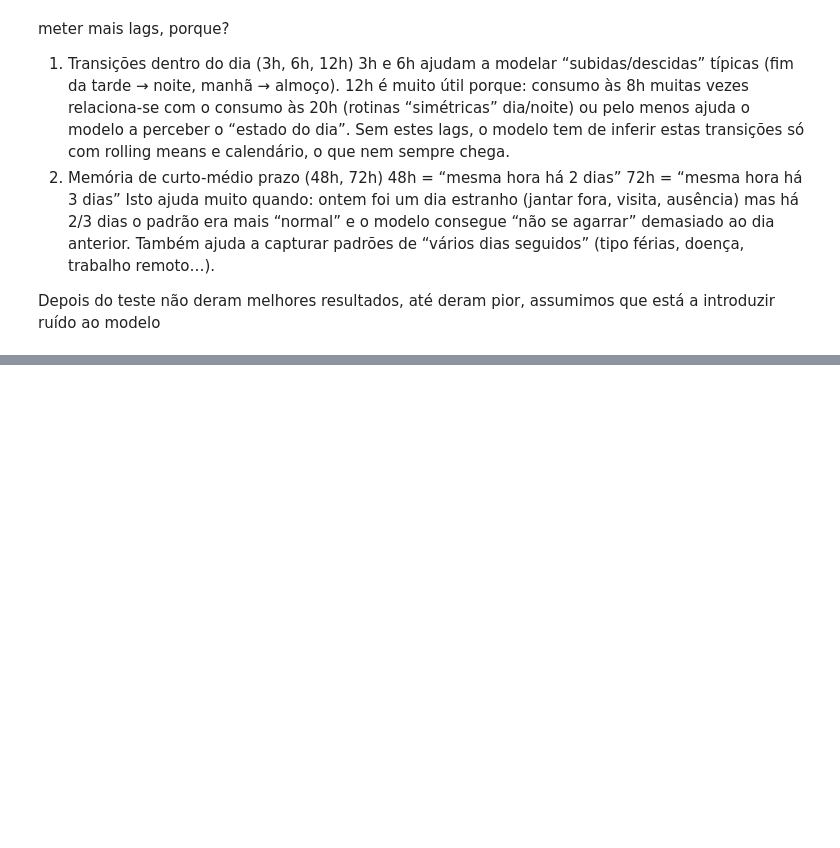
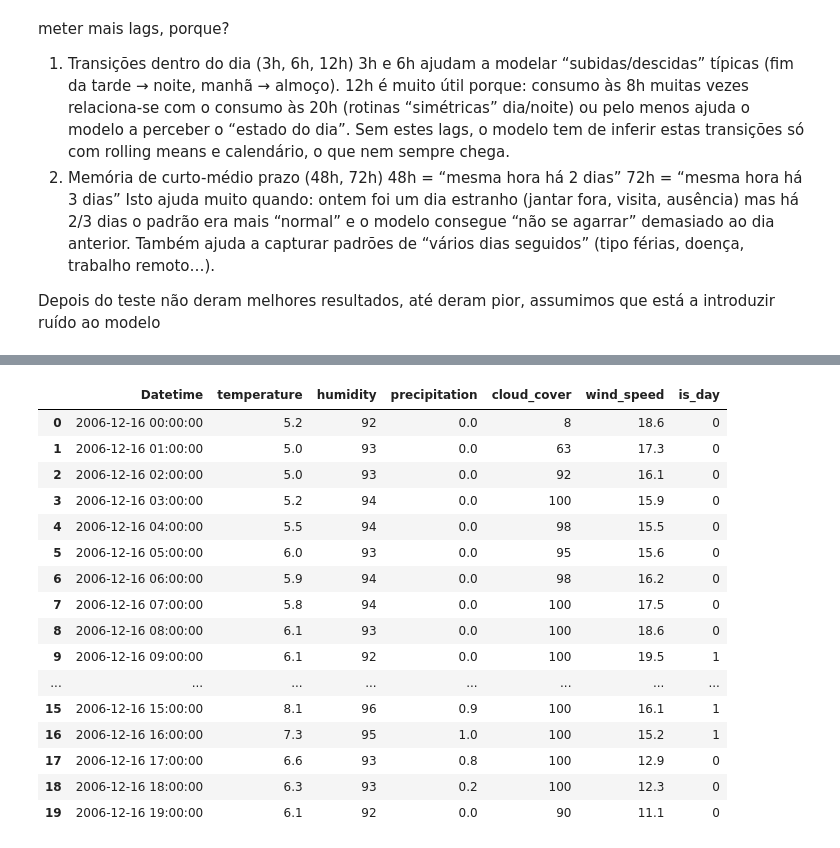
Before and after one commit to alvaroterroso/household-energy-consumption-prediction, a Jupyter notebook: hecp.ipynb, the cells around one changed output, grey strips where cells are left out. Saved outputs shown, nothing was run; the diff lists cells and outputs as text; code cells hidden in the pictures; blank space fills up the shorter version.

```diff
--- a/hecp.ipynb
+++ b/hecp.ipynb
@@ -879,34 +710,0 @@ def evaluate_dry_n_months(model, hourly_df, train_end, first_month_str, n_months
-# %%
-# exemplo: treino até 2009-05-31 23:00, validação = Junho 2009 (se fosse completo) ou Julho 2009
-train_end = pd.Timestamp("2009-05-31 23:00:00")
-val_start = pd.Timestamp("2009-07-1 00:00:00")
-val_end   = pd.Timestamp("2009-07-31 23:00:00")  # escolhe mês completo
-
-X_train, y_train = make_train_matrix(hourly_df, train_end)
-feature_cols = X_train.columns.tolist()
-
-models["HistGB"].fit(X_train, y_train)
-
-
-y_pred = forecast_month_recursive(models["HistGB"], hourly_df, train_end, val_start, val_end, feature_cols)
-
-# ground truth real (só para avaliar)
-df = hourly_df.copy()
-df["Datetime"] = pd.to_datetime(df["Datetime"])
-df = df.sort_values("Datetime").set_index("Datetime")
-y_true = df.loc[val_start:val_end, TARGET]
-
-from sklearn.metrics import mean_absolute_error, mean_squared_error
-import numpy as np
-
-def rmse(y_true, y_pred):
-    return np.sqrt(mean_squared_error(y_true, y_pred))
-
-print("DRY VAL | MAE:", mean_absolute_error(y_true, y_pred),
-      "| RMSE:", rmse(y_true, y_pred))
-
-true_month = y_true.sum()
-pred_month = y_pred.sum()
-print("Month true:", float(true_month), "Month pred:", float(pred_month),
-      "Abs err:", float(abs(pred_month-true_month)),
-      "Pct err:", float(abs(pred_month-true_month)/true_month*100))
@@ -1053,0 +775,4 @@ plt.show()
+# %%
+weather_df = fetch_weather_data()
+print("\nStats:")
+weather_df.describe()
@@ -1053,0 +795,20 @@ plt.show()
+# %%
+weather_df.head(20)
+# %% [output]
+|  | Datetime | temperature | humidity | precipitation | cloud_cover | wind_speed | is_day |
+| 0 | 2006-12-16 00:00:00 | 5.2 | 92 | 0.0 | 8 | 18.6 | 0 |
+| 1 | 2006-12-16 01:00:00 | 5.0 | 93 | 0.0 | 63 | 17.3 | 0 |
+| 2 | 2006-12-16 02:00:00 | 5.0 | 93 | 0.0 | 92 | 16.1 | 0 |
+| 3 | 2006-12-16 03:00:00 | 5.2 | 94 | 0.0 | 100 | 15.9 | 0 |
+| 4 | 2006-12-16 04:00:00 | 5.5 | 94 | 0.0 | 98 | 15.5 | 0 |
+| 5 | 2006-12-16 05:00:00 | 6.0 | 93 | 0.0 | 95 | 15.6 | 0 |
+| 6 | 2006-12-16 06:00:00 | 5.9 | 94 | 0.0 | 98 | 16.2 | 0 |
+| 7 | 2006-12-16 07:00:00 | 5.8 | 94 | 0.0 | 100 | 17.5 | 0 |
+| 8 | 2006-12-16 08:00:00 | 6.1 | 93 | 0.0 | 100 | 18.6 | 0 |
+| 9 | 2006-12-16 09:00:00 | 6.1 | 92 | 0.0 | 100 | 19.5 | 1 |
+| ... | ... | ... | ... | ... | ... | ... | ... |
+| 15 | 2006-12-16 15:00:00 | 8.1 | 96 | 0.9 | 100 | 16.1 | 1 |
+| 16 | 2006-12-16 16:00:00 | 7.3 | 95 | 1.0 | 100 | 15.2 | 1 |
+| 17 | 2006-12-16 17:00:00 | 6.6 | 93 | 0.8 | 100 | 12.9 | 0 |
+| 18 | 2006-12-16 18:00:00 | 6.3 | 93 | 0.2 | 100 | 12.3 | 0 |
+| 19 | 2006-12-16 19:00:00 | 6.1 | 92 | 0.0 | 90 | 11.1 | 0 |
```
Also changed, not shown: parts of 57 cells of this notebook, 9 other files.
